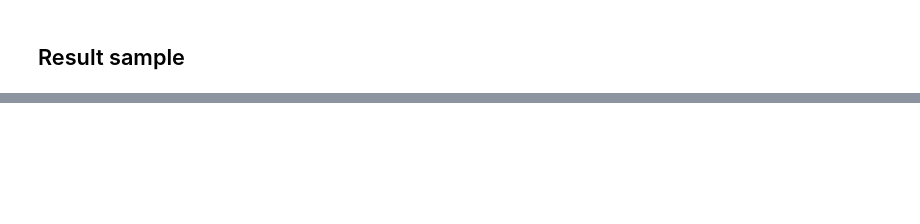
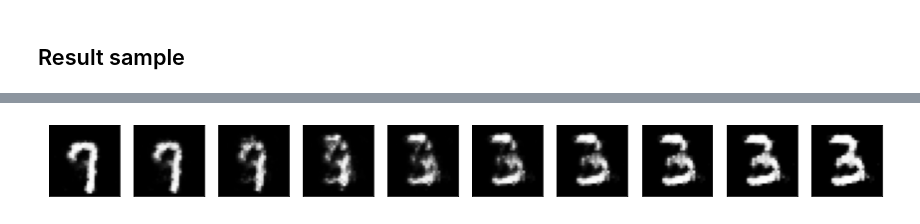
Before and after one commit to Huy1711/GAN, a Jupyter notebook: GAN_Pytorch_Lightning.ipynb, the cells around one changed output, grey strips where cells are left out. Saved outputs shown, nothing was run; the diff lists cells and outputs as text; code cells hidden in the pictures; blank space fills up the shorter version.

Commit message:
update interpolation and DCGAN with Pytorch Lightning

```diff
--- a/GAN_Pytorch_Lightning.ipynb
+++ b/GAN_Pytorch_Lightning.ipynb
@@ -289,0 +305,27 @@ view_samples(0, [rand_images])
+# %%
+# interpolation between two points in latent space
+def interpolate(p1, p2, n_steps=10):
+	ratios = np.linspace(0, 1, num=n_steps)
+	# linear interpolate vectors
+	vectors = list()
+	for ratio in ratios:
+		v = (1.0 - ratio) * p1 + ratio * p2
+		vectors.append(v)
+	vectors = torch.cat(vectors).reshape(-1, model.hparams.z_size)
+	return vectors
+# %%
+n_steps = 10
+n_interpolate_samples = 2
+z_input = torch.randn(n_interpolate_samples, model.hparams.z_size)
+
+z_interpolate = interpolate(z_input[0], z_input[1], n_steps=n_steps)   # n_steps x z_size
+interpolate_samples = model(z_interpolate)
+
+fig, axes = plt.subplots(figsize=(15,15), nrows=1, ncols=10, sharey=True, sharex=True)
+for ax, img in zip(axes.flatten(), interpolate_samples):
+    img = img.detach().cpu()
+    ax.xaxis.set_visible(False)
+    ax.yaxis.set_visible(False)
+    im = ax.imshow(img.reshape((28,28)), cmap='Greys_r')
+# %% [output]
+[figure, added]
```
Also changed, not shown: parts of 5 cells of this notebook, 2 other files.
